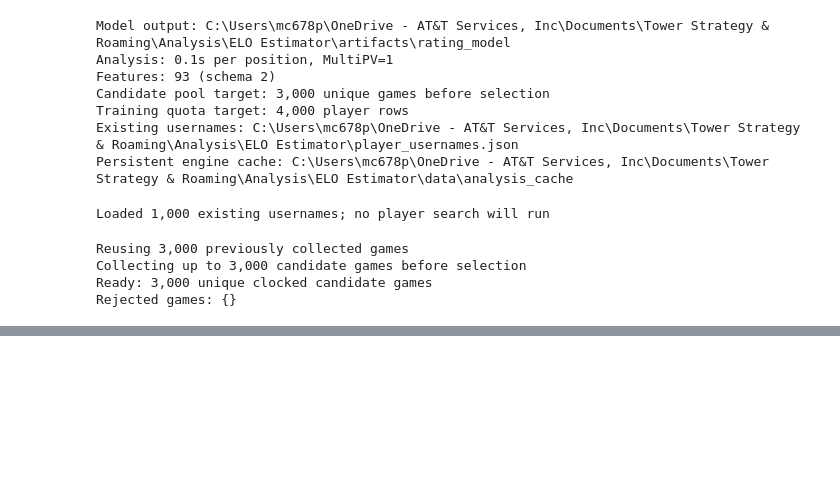
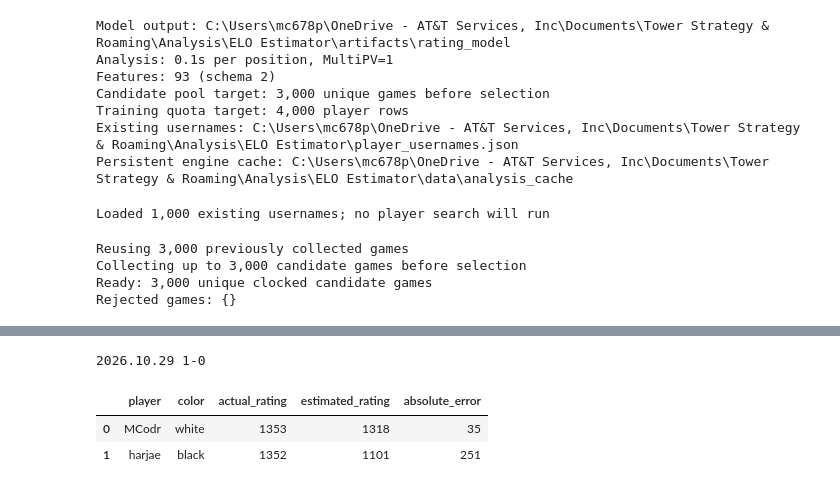
Before and after one commit to MCodrescu/ELO-Estimator, a Jupyter notebook: build_training_data.ipynb, the cells around one changed output, grey strips where cells are left out. Drawn from its saved outputs; the diff is of its cells as text; code cells hidden in the pictures; blank space fills up the shorter version.

```diff
--- a/build_training_data.ipynb
+++ b/build_training_data.ipynb
@@ -361,6 +465,5 @@ print("Inference used the exported native model; no engine analysis was rerun")
 # %%
-from dataclasses import replace
-from datetime import datetime, timedelta, timezone
+from datetime import UTC, datetime, timedelta
 
 from elo_model.analysis import AnalysisCache, StockfishAnalyzer
 from elo_model.game import GameInput
@@ -368,7 +471,7 @@ from elo_model.game import GameInput
 username = "MCodr"
 game_index = 1
 
-current_month = datetime.now(timezone.utc).date().replace(day=1)
+current_month = datetime.now(UTC).date().replace(day=1)
 previous_month = current_month - timedelta(days=1)
 
 recent_settings = replace(
@@ -387,30 +490,35 @@ recent_games = ModelDatasetBuilder(
 if not 0 <= game_index < len(recent_games):
     raise ValueError(f"Choose an index from {len(recent_games)} eligible games")
 
 selected = recent_games.iloc[game_index+2]
 game = GameInput.from_pgn(selected["pgn"])
 
 with StockfishAnalyzer(
     settings.engine,
     AnalysisCache(settings.engine_cache_directory),
 ) as analyzer:
     _, analysis = analyzer.analyze(game, progress=True)
     estimates = predictor.predict_game(
         game, analysis, engine_metadata=analyzer.metadata
     )
 
 comparison = pd.DataFrame([
     {
         "player": selected[f"{color}_username"],
         "color": color,
         "actual_rating": selected[f"{color}_rating"],
         "estimated_rating": round(estimates[color]),
     }
     for color in ("white", "black")
 ])
 comparison["absolute_error"] = (
     comparison["estimated_rating"] - comparison["actual_rating"]
 ).abs()
 
 print(game.headers.get("Date"), game.headers.get("Result"))
 display(comparison)
+# %% [output]
+2026.10.29 1-0
+|  | player | color | actual_rating | estimated_rating | absolute_error |
+| 0 | MCodr | white | 1353 | 1318 | 35 |
+| 1 | harjae | black | 1352 | 1101 | 251 |
```
Also changed, not shown: parts of 10 cells of this notebook, 11 other files.
